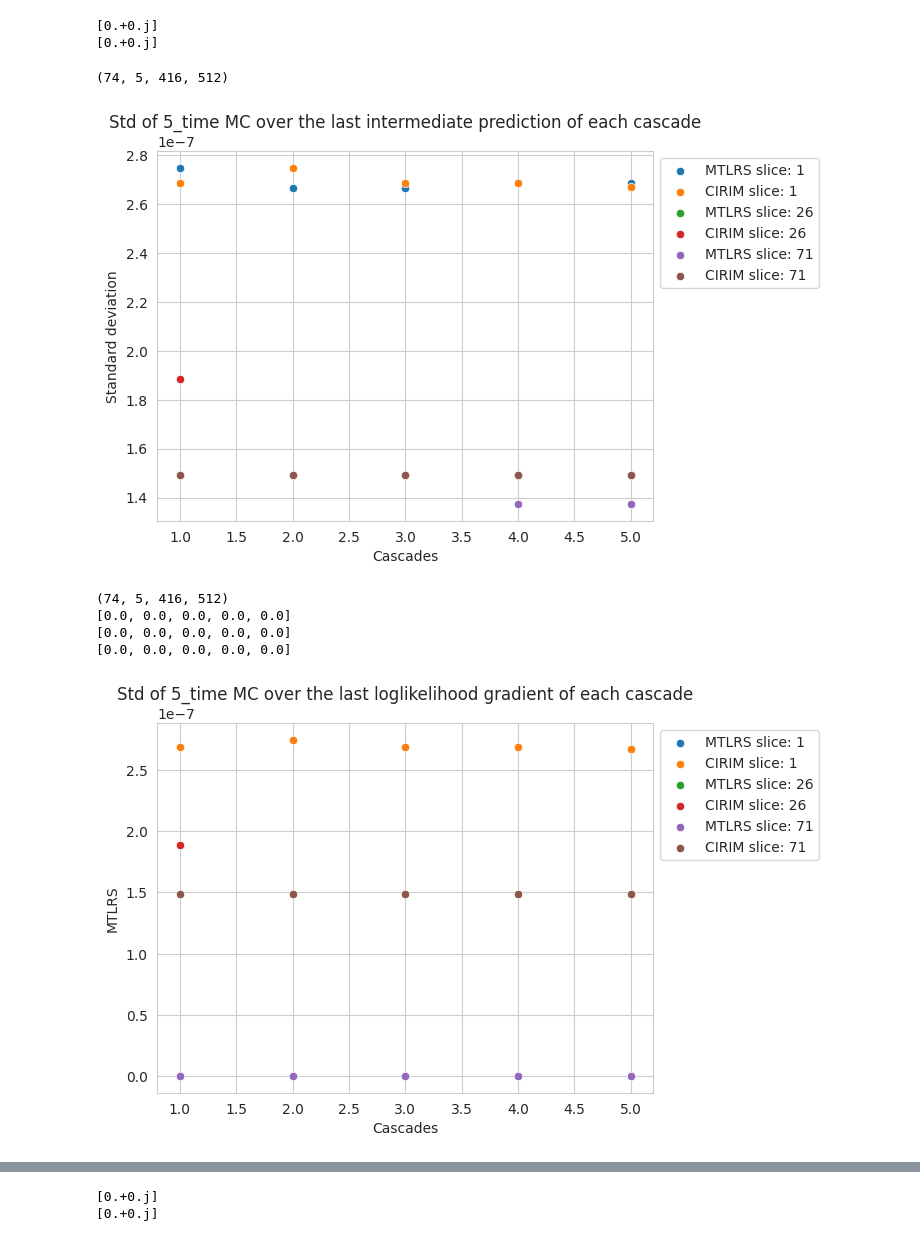
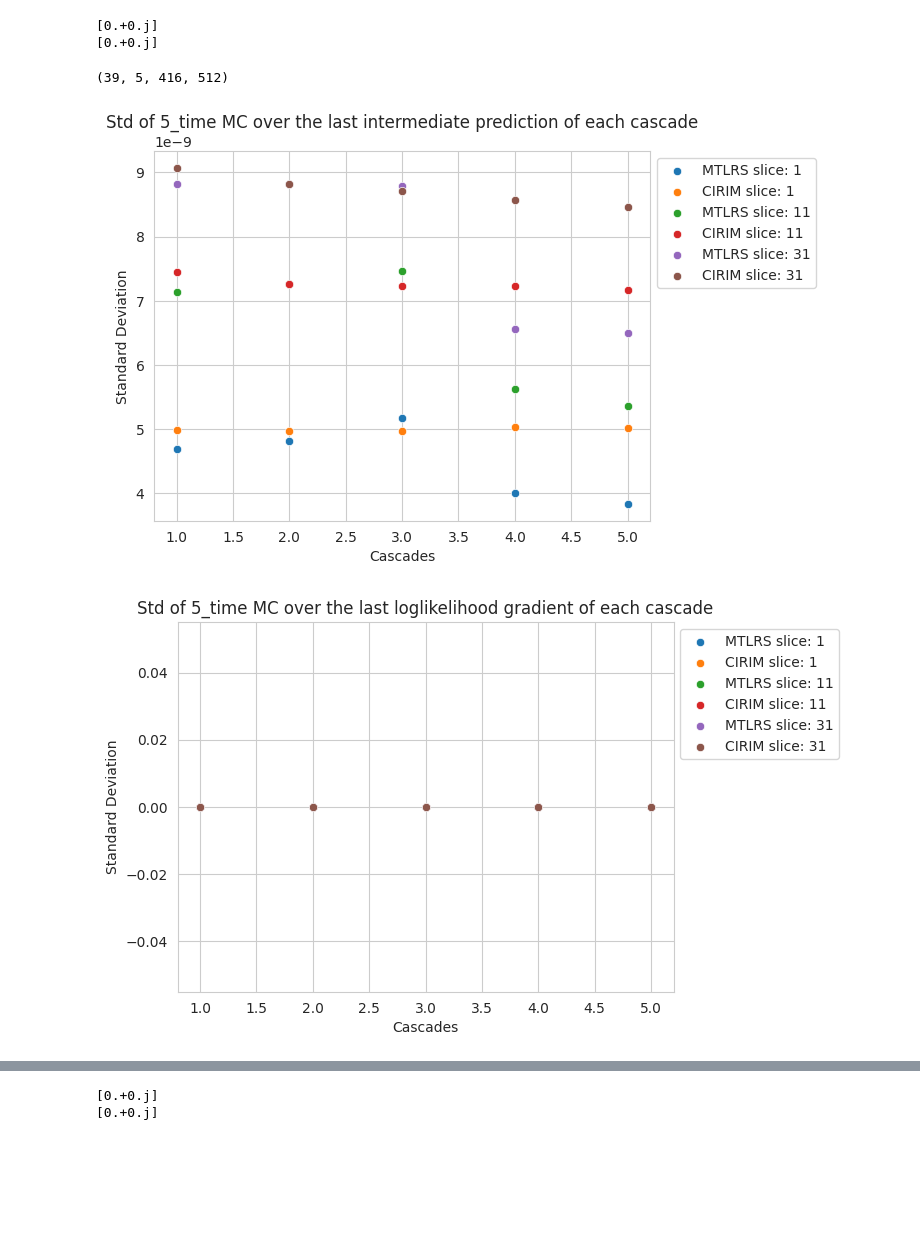
Before and after one commit to TimPaquaij/atommic, a Jupyter notebook: projects/MTL/rs/SKMTEA/Visualize_MC.ipynb, the cells around one changed output, grey strips where cells are left out. Cells and saved outputs as stored; diff of their text form; code cells hidden in the pictures; blank space fills up the shorter version.

```diff
--- a/projects/MTL/rs/SKMTEA/Visualize_MC.ipynb
+++ b/projects/MTL/rs/SKMTEA/Visualize_MC.ipynb
@@ -407,7 +432,7 @@ with h5py.File(fname, "r") as f:
     # predictions_3  = f['segmentation'][()].squeeze()
     target_cirim_3  = f['target_reconstruction'][()].squeeze()
     # segmentation_labels_org_3  = f['target_segmentation'][()].squeeze()
-    uncertainty_cirim_3  = f['uncertainty'][()].squeeze()
+    uncertainty_cirim_3  = f['intermediate_loglike'][()].squeeze()
     # zero_filled_3  = f['zero_filled'][()].squeeze()
     inter_rec_cirim_3  = f['intermediate_reconstruction'][()].squeeze()
 #scan_cirim = inter_rec[:,0,...]
@@ -417,7 +442,7 @@ with h5py.File(fname, "r") as f:
     print(f.keys())
     # scan_cirim_4 = f['reconstruction'][()].squeeze()
     target_cirim_4  = f['target_reconstruction'][()].squeeze()
-    uncertainty_cirim_4  = f['uncertainty'][()].squeeze()
+    uncertainty_cirim_4  = f['intermediate_loglike'][()].squeeze()
     # zero_filled_4  = f['zero_filled'][()].squeeze()
     inter_rec_cirim_4  = f['intermediate_reconstruction'][()].squeeze()
 #scan_cirim = inter_rec[:,0,...]
@@ -427,7 +452,7 @@ with h5py.File(fname, "r") as f:
     print(f.keys())
     scan_cirim_5 = f['reconstruction'][()].squeeze()
     target_cirim_5  = f['target_reconstruction'][()].squeeze()
-    uncertainty_cirim_5  = f['uncertainty'][()].squeeze()
+    uncertainty_cirim_5  = f['intermediate_loglike'][()].squeeze()
     #zero_filled_5  = f['zero_filled'][()].squeeze()
     inter_rec_cirim_5  = f['intermediate_reconstruction'][()].squeeze()
 #scan_cirim = inter_rec[:,0,...]
@@ -450,38 +475,33 @@ print(np.unique(target_mtlrs_5.reshape(1,-1)-target_cirim_1.reshape(1,-1)))
 # %%
 std_cirim = np.std([inter_rec_cirim_1[:,0,...],inter_rec_cirim_2[:,0,...],inter_rec_cirim_3[:,0,...],inter_rec_cirim_4[:,0,...],inter_rec_cirim_5[:,0,...]],axis=0,ddof=1)
 std_mtlrs = np.std([inter_rec_mtlrs_1[:,0,...],inter_rec_mtlrs_2[:,0,...],inter_rec_mtlrs_3[:,0,...],inter_rec_mtlrs_4[:,0,...],inter_rec_mtlrs_5[:,0,...]],axis=0,ddof=1)
-print(std_cirim.shape)
-for slice in [0,25,70]:
-    max_std_cirim = [np.max(std_cirim[slice,i].reshape(1,-1)) for i in range(std_cirim.shape[1])]
-    max_std_mtlrs  = [np.max(std_mtlrs[slice,i].reshape(1,-1)) for i in range(std_mtlrs.shape[1])]
+print(std_mtlrs.shape)
+for slice in [0,10,30]:
+    max_std_cirim = [np.mean(std_cirim[slice,i].reshape(1,-1)) for i in range(std_cirim.shape[1])]
+    max_std_mtlrs  = [np.mean(std_mtlrs[slice,i].reshape(1,-1)) for i in range(std_mtlrs.shape[1])]
     data_frame = pd.DataFrame({'MTLRS':max_std_mtlrs,'CIRIM':max_std_cirim,'Cascades':[1,2,3,4,5]})
     sns.scatterplot(data=data_frame,x=data_frame.Cascades,y=data_frame.MTLRS,label =f"MTLRS slice: {slice+1}")
     sns.scatterplot(data=data_frame,x=data_frame.Cascades,y=data_frame.CIRIM,label =f"CIRIM slice: {slice+1}")
 plt.legend(loc='upper left', bbox_to_anchor=(1, 1))
 plt.title('Std of 5_time MC over the last intermediate prediction of each cascade')
-plt.ylabel('Standard deviation')
+plt.ylabel('Standard Deviation')
 plt.savefig('/scratch/tmpaquaij/Figures/STD_MC_5_IP.png')
 # %% [output]
-(74, 5, 416, 512)
+(39, 5, 416, 512)
-[figure, old version]
+[figure, new version]
 # %%
-std_cirim = np.std([inter_rec_cirim_1[:,1,...],inter_rec_cirim_2[:,1,...],inter_rec_cirim_3[:,1,...],inter_rec_cirim_4[:,1,...],inter_rec_cirim_5[:,1,...]],axis=0,ddof=1)
-std_mtlrs = np.std([inter_rec_mtlrs_1[:,1,...],inter_rec_mtlrs_2[:,1,...],inter_rec_mtlrs_3[:,1,...],inter_rec_mtlrs_4[:,1,...],inter_rec_mtlrs_5[:,1,...]],axis=0,ddof=1)
-print(std_cirim.shape)
-for slice in [0,25,70]:
-    max_std_cirim = [np.max(std_cirim[slice,i].reshape(1,-1)) for i in range(std_cirim.shape[1])]
-    max_std_mtlrs  = [np.max(std_mtlrs[slice,i].reshape(1,-1)) for i in range(std_mtlrs.shape[1])]
-    print(max_std_mtlrs)
+std_cirim = np.std([uncertainty_cirim_1[:,0,...],uncertainty_cirim_2[:,0,...],uncertainty_cirim_3[:,0,...],uncertainty_cirim_4[:,0,...],uncertainty_cirim_5[:,0,...]],axis=0,ddof=1)
+std_mtlrs = np.std([uncertainty_mtlrs_1[:,0,...],uncertainty_mtlrs_2[:,0,...],uncertainty_mtlrs_3[:,0,...],uncertainty_mtlrs_4[:,0,...],uncertainty_mtlrs_5[:,0,...]],axis=0,ddof=1)
+for slice in [0,10,30]:
+    max_std_cirim = [np.mean(std_cirim[slice,i].reshape(1,-1)) for i in range(std_cirim.shape[1])]
+    max_std_mtlrs  = [np.mean(std_mtlrs[slice,i].reshape(1,-1)) for i in range(std_mtlrs.shape[1])]
     data_frame = pd.DataFrame({'MTLRS':max_std_mtlrs,'CIRIM':max_std_cirim,'Cascades':[1,2,3,4,5]})
     sns.scatterplot(data=data_frame,x=data_frame.Cascades,y=data_frame.MTLRS,label =f"MTLRS slice: {slice+1}")
     sns.scatterplot(data=data_frame,x=data_frame.Cascades,y=data_frame.CIRIM,label =f"CIRIM slice: {slice+1}")
 plt.legend(loc='upper left', bbox_to_anchor=(1, 1))
+plt.ylabel('Standard Deviation')
 plt.title('Std of 5_time MC over the last loglikelihood gradient of each cascade')
 plt.savefig('/scratch/tmpaquaij/Figures/STD_MC_5_LL.png')
 # %% [output]
-(74, 5, 416, 512)
-[0.0, 0.0, 0.0, 0.0, 0.0]
-[0.0, 0.0, 0.0, 0.0, 0.0]
-[0.0, 0.0, 0.0, 0.0, 0.0]
-[figure, old version]
+[figure, new version]
 # %%
```
Also changed, not shown: parts of 11 cells of this notebook, 32 other files.
